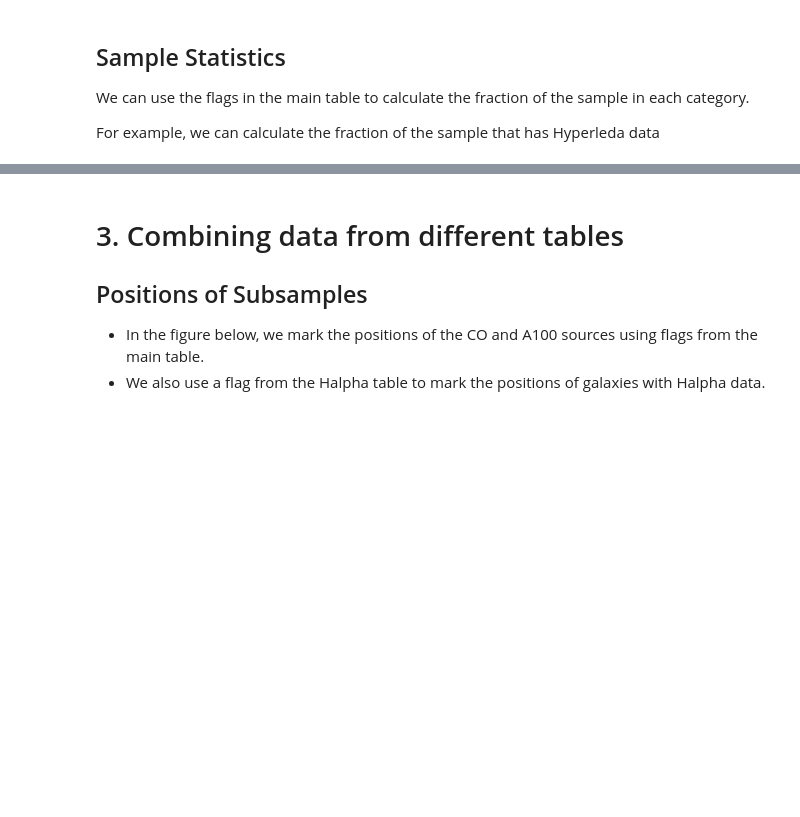
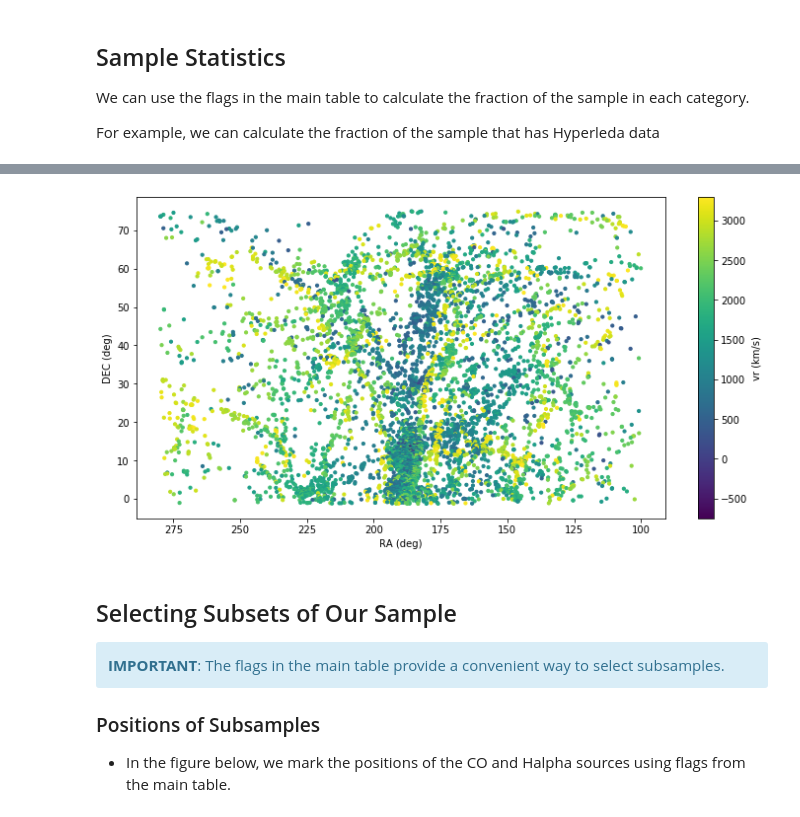
Before and after one commit to rfinn/Virgo, a Jupyter notebook: notebooks/using-vf-catalogs.ipynb, the cells around one changed output, grey strips where cells are left out. Cells and saved outputs as stored; diff of their text form; code cells hidden in the pictures; blank space fills up the shorter version.

Commit message:
readme for using VF catalogs, v2

```diff
--- a/notebooks/using-vf-catalogs.ipynb
+++ b/notebooks/using-vf-catalogs.ipynb
@@ -46,6 +51,11 @@ from matplotlib import pyplot as plt
 %matplotlib inline
 import os
 import numpy as np
+
+import warnings
+warnings.filterwarnings('ignore')
+
+mycolors = plt.rcParams['axes.prop_cycle'].by_key()['color']
 # %% [markdown]
 # 2: Reading and working with the tables #
 
@@ -261,6 +236,6 @@ fraction = 0.901
 # %%
-plt.figure()
-plt.scatter(maintab['RA'],maintab['DEC'],c=maintab['vr'],s=10)
+plt.figure(figsize=(12,6))
+plt.scatter(v.main['RA'],v.main['DEC'],c=v.main['vr'],s=10)
 plt.xlabel('RA (deg)')
 plt.ylabel('DEC (deg)')
 cb = plt.colorbar()
@@ -273,9 +246,12 @@ ax.invert_xaxis()
+[figure, added]
 # %% [markdown]
-# 3. Combining data from different tables #
+## Selecting Subsets of Our Sample
 
+<div class="alert alert-block alert-info">
+    <b>IMPORTANT</b>:  The flags in the main table provide a convenient way to select subsamples.
+</div>
 
-## Positions of Subsamples ##
+### Positions of Subsamples ##
 
-* In the figure below, we mark the positions of the CO and A100 sources using flags from the main table.
-* We also use a flag from the Halpha table to mark the positions of galaxies with Halpha data.
+* In the figure below, we mark the positions of the CO and Halpha sources using flags from the main table.
 # %%
```
Also changed, not shown: parts of 65 cells of this notebook, 1 other file.
